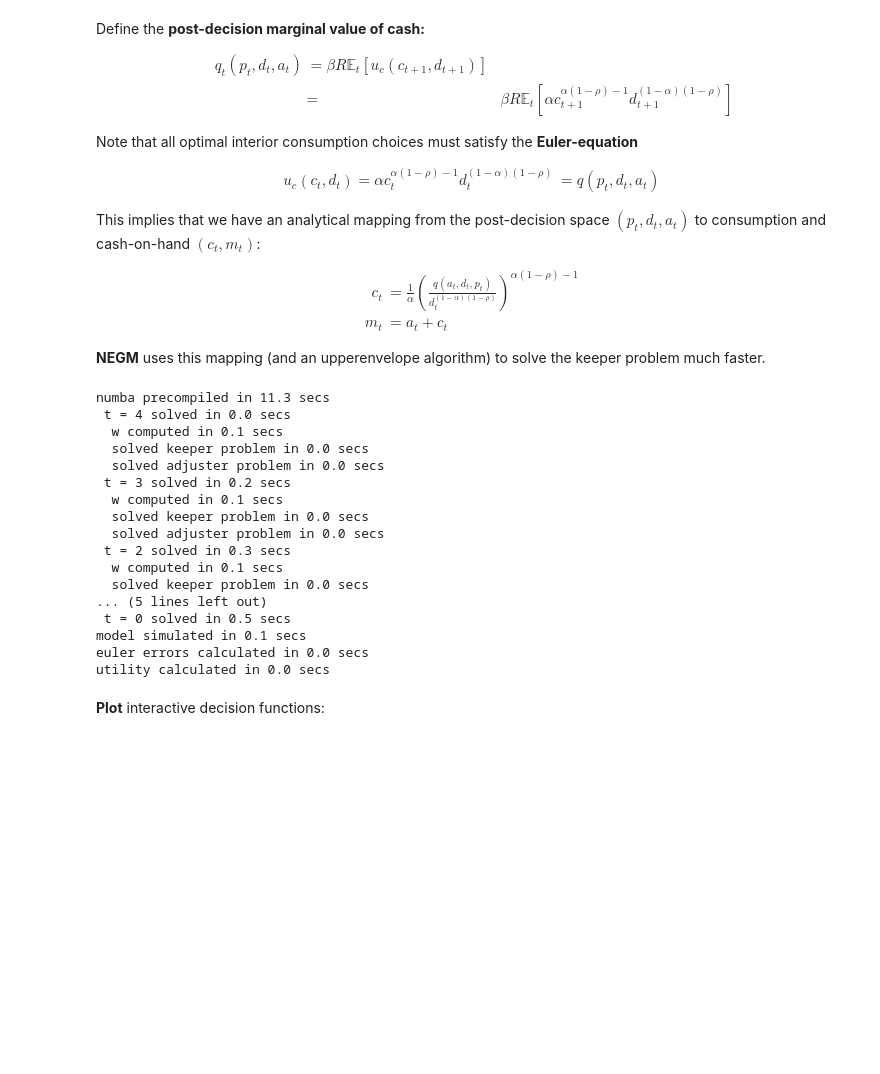
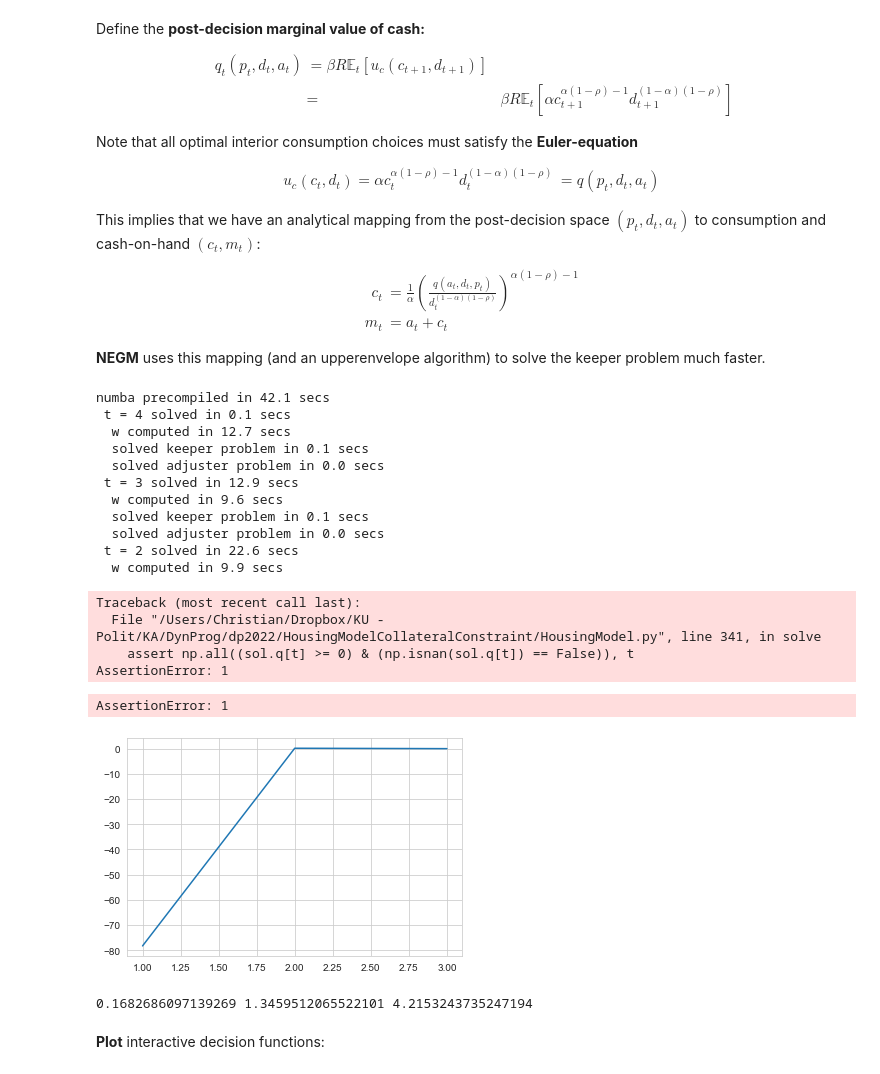
Before and after one commit to Bernseng/Dynamic-Programming, a Jupyter notebook: HousingModelCollateralConstraint/HousingModel.ipynb, the cells around one changed output. Cells and saved outputs as stored; diff of their text form; code cells hidden in the pictures; blank space fills up the shorter version.

```diff
--- a/HousingModelCollateralConstraint/HousingModel.ipynb
+++ b/HousingModelCollateralConstraint/HousingModel.ipynb
@@ -233,26 +232,40 @@ $$
 model_negm = HousingModelClass(name='example_negm',par={'solmethod':'negm','do_print':True})
 model_negm.precompile_numba() # solve with very coarse grids
 model_negm.solve()
-model_negm.simulate()
-model_negm.save()
+#model_negm.simulate()
+#model_negm.save()
 # %% [output]
-numba precompiled in 11.3 secs
- t = 4 solved in 0.0 secs
-  w computed in 0.1 secs
-  solved keeper problem in 0.0 secs
+numba precompiled in 42.1 secs
+ t = 4 solved in 0.1 secs
+  w computed in 12.7 secs
+  solved keeper problem in 0.1 secs
   solved adjuster problem in 0.0 secs
- t = 3 solved in 0.2 secs
-  w computed in 0.1 secs
-  solved keeper problem in 0.0 secs
+ t = 3 solved in 12.9 secs
+  w computed in 9.6 secs
+  solved keeper problem in 0.1 secs
   solved adjuster problem in 0.0 secs
- t = 2 solved in 0.3 secs
-  w computed in 0.1 secs
-  solved keeper problem in 0.0 secs
-... (5 lines left out)
- t = 0 solved in 0.5 secs
-model simulated in 0.1 secs
-euler errors calculated in 0.0 secs
-utility calculated in 0.0 secs
+ t = 2 solved in 22.6 secs
+  w computed in 9.9 secs
+Traceback (most recent call last):
+  File "/Users/Christian/Dropbox/KU - Polit/KA/DynProg/dp2022/HousingModelCollateralConstraint/HousingModel.py", line 341, in solve
+    assert np.all((sol.q[t] >= 0) & (np.isnan(sol.q[t]) == False)), t
+AssertionError: 1
+AssertionError: 1
+# %%
+q = model_negm.sol.q
+
+import matplotlib.pyplot as plt
+
+plt.plot(q[:,4,28,56]);
+# %% [output]
+[figure, added]
+# %%
+np.min(q[1:,:,:,])
+#q.shape
+np.where(q == np.min(q[1:,:,:,]))
+print(model_negm.par.grid_p[4],model_negm.par.grid_n[28],model_negm.par.grid_m[56])
+# %% [output]
+0.1682686097139269 1.3459512065522101 4.2153243735247194
 # %% [markdown]
 **Plot** interactive decision functions:
 # %%
```
Also changed, not shown: parts of 2 cells of this notebook, 7 other files.
